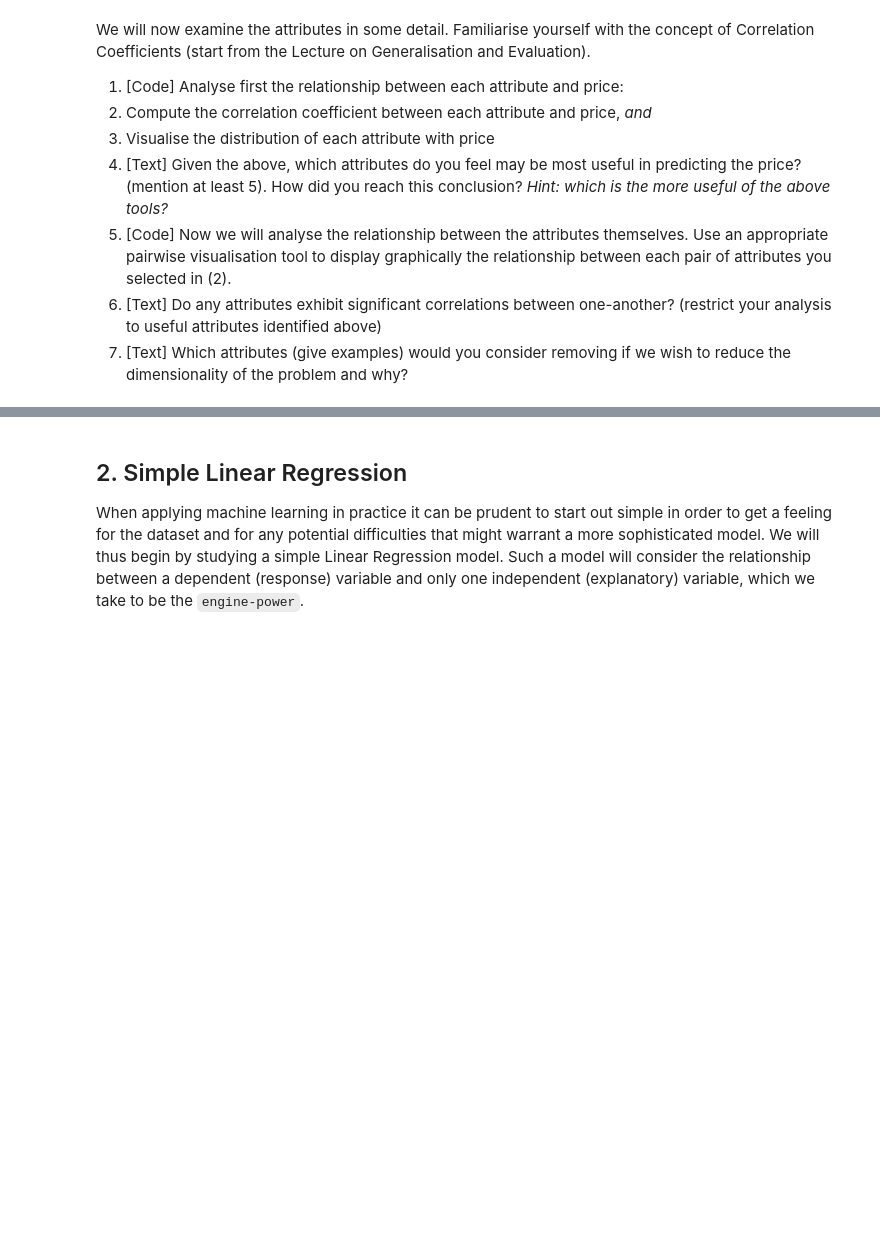
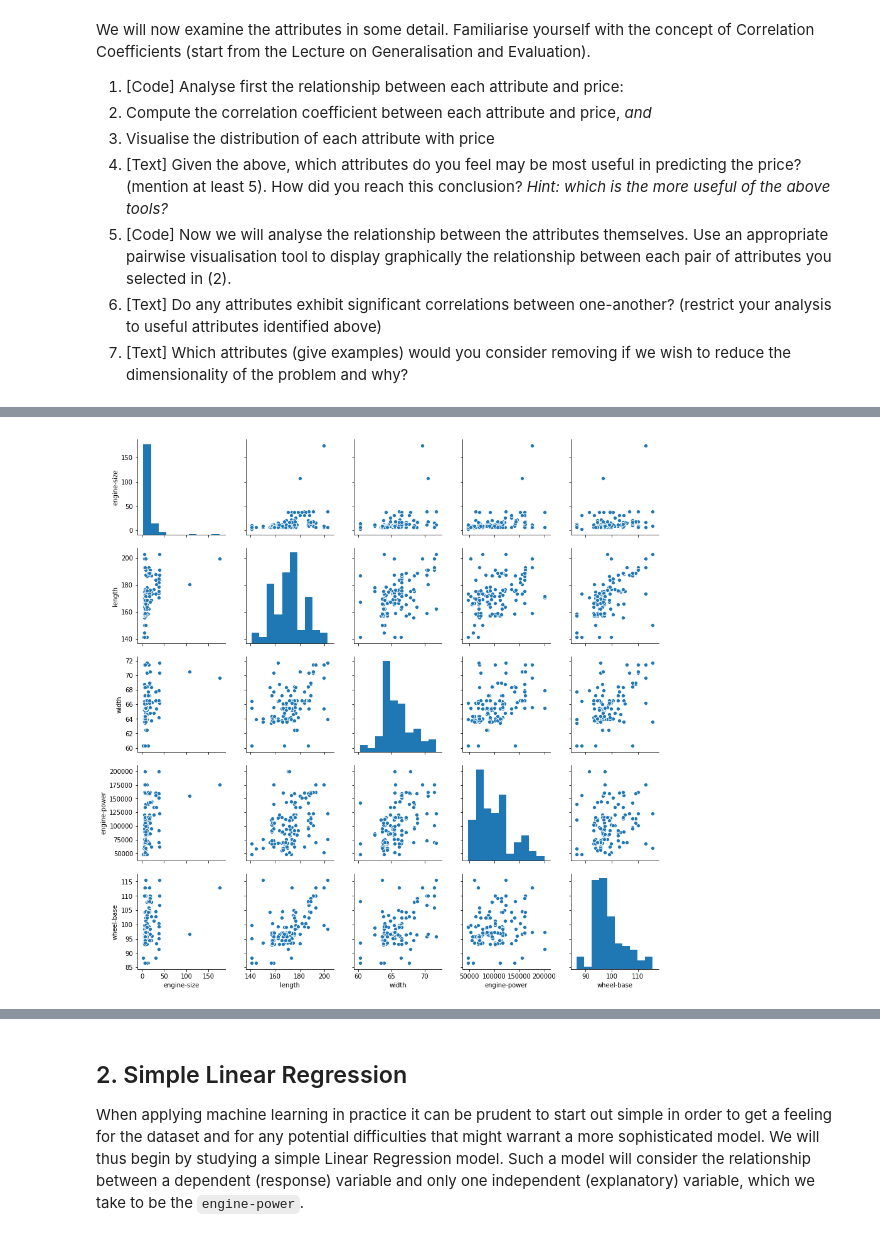
Before and after one commit to ishanparikh/IAML2018, a Jupyter notebook: Assignments/02_LinearRegression.ipynb, the cells around one changed output, grey strips where cells are left out. Drawn from its saved outputs; the diff is of its cells as text; code cells hidden in the pictures; blank space fills up the shorter version.

```diff
--- a/Assignments/02_LinearRegression.ipynb
+++ b/Assignments/02_LinearRegression.ipynb
@@ -187,6 +227,9 @@ ax = sns.pairplot(auto_numeric, hue=None, hue_order=None, palette='husl',
 # %%
-# (3) # Your Code goes here:
-#ax3 = sns.pairplot(auto_numeric)
+# (3) # Your Code goes here: df[['a','b']]
+priceDrivingCols = auto_numeric[['engine-size','length','width','engine-power','wheel-base']]
+ax3 = sns.pairplot(priceDrivingCols)
+# %% [output]
+[figure, added]
 # %% [markdown]
 (4) #STARTHIDE#
 
```
Also changed, not shown: parts of 53 cells of this notebook, 1 other file.
